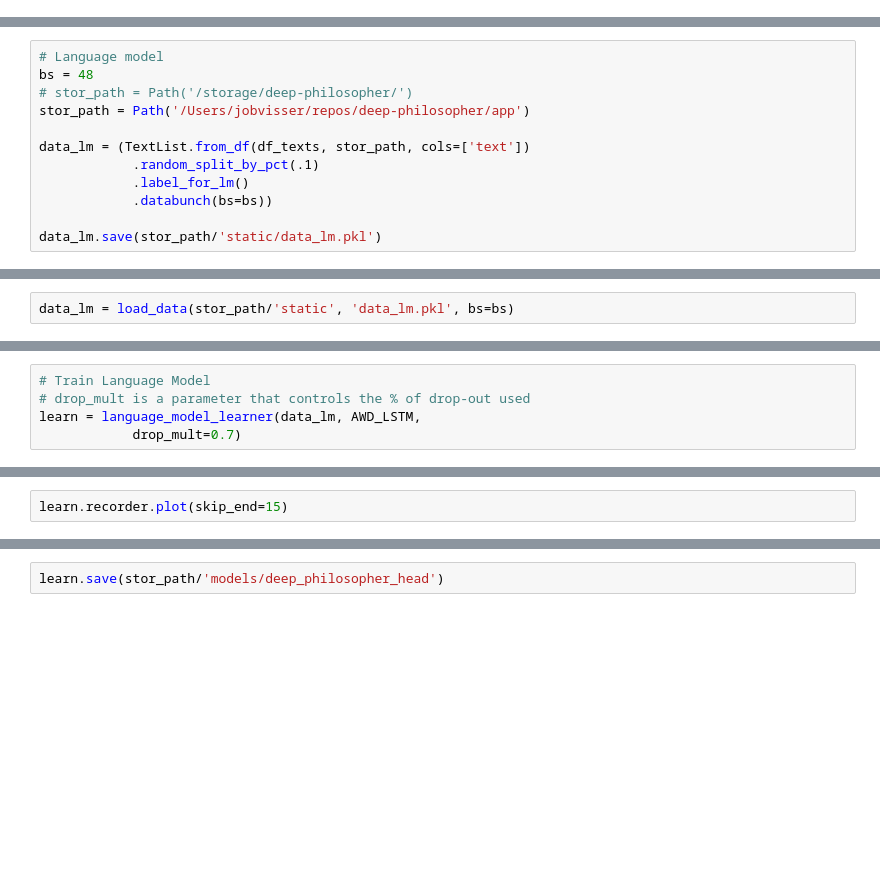
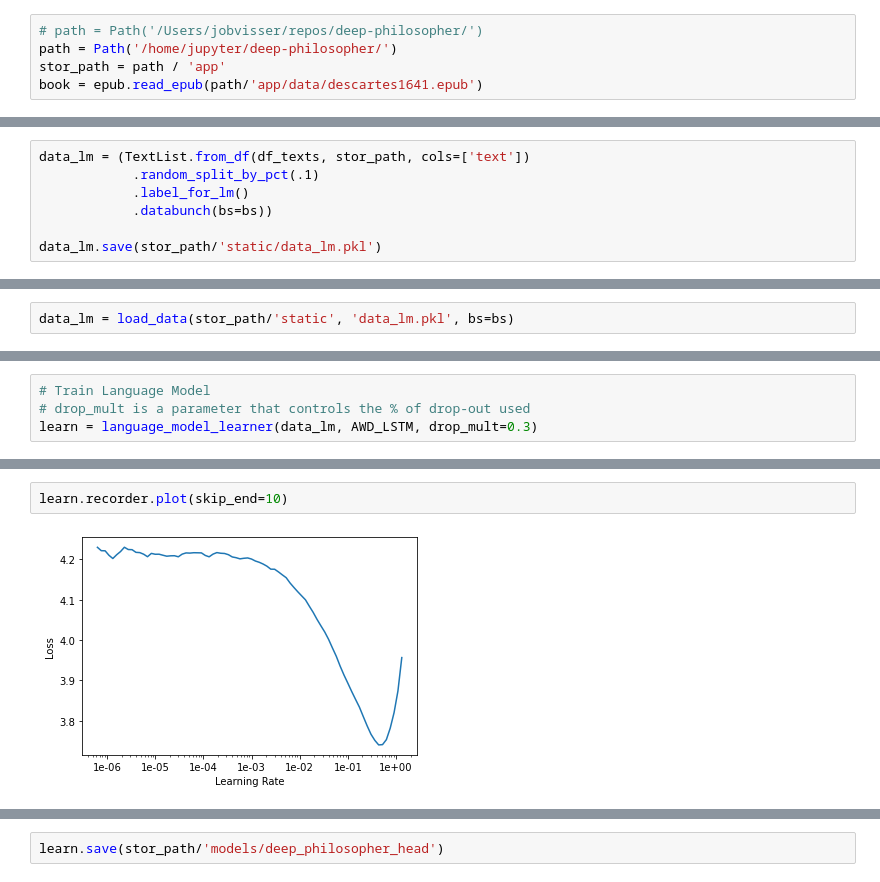
Before and after one commit to jobvisser03/deep-philosopher, a Jupyter notebook: app/deep_philosopher.ipynb, the cells around one changed output, grey strips where cells are left out. Drawn from its saved outputs; the diff is of its cells as text; blank space fills up the shorter version.

Commit message:
full retrain of model

```diff
--- a/app/deep_philosopher.ipynb
+++ b/app/deep_philosopher.ipynb
@@ -14,3 +14,8 @@ book = epub.read_epub('data/descartes1641.epub')
+# %%
+# path = Path('/Users/jobvisser/repos/deep-philosopher/')
+path = Path('/home/jupyter/deep-philosopher/')
+stor_path = path / 'app'
+book = epub.read_epub(path/'app/data/descartes1641.epub')
 # %%
 all_par = []
 
@@ -34,9 +51,4 @@ df_texts['text'][1]
 # %%
-# Language model
-bs = 48
-# stor_path = Path('/storage/deep-philosopher/')
-stor_path = Path('/Users/jobvisser/repos/deep-philosopher/app')
-
 data_lm = (TextList.from_df(df_texts, stor_path, cols=['text'])
             .random_split_by_pct(.1)
             .label_for_lm()
@@ -53,8 +96,7 @@ data_lm.vocab.itos[:15]
 # %%
 # Train Language Model
 # drop_mult is a parameter that controls the % of drop-out used
-learn = language_model_learner(data_lm, AWD_LSTM,
-            drop_mult=0.7)
+learn = language_model_learner(data_lm, AWD_LSTM, drop_mult=0.3)
 # %%
 # use learning rate finder to identify a good learning rate to use
 learn.lr_find()
@@ -61,4 +120,6 @@ learn.lr_find()
 # %%
-learn.recorder.plot(skip_end=15)
+learn.recorder.plot(skip_end=10)
+# %% [output]
+[figure, added]
 # %%
 # as a rule of thumb, review the plot above and choose the learning rate with the steepest slope to fit the model
```
Also changed, not shown: parts of 16 cells of this notebook, 1 other file.
